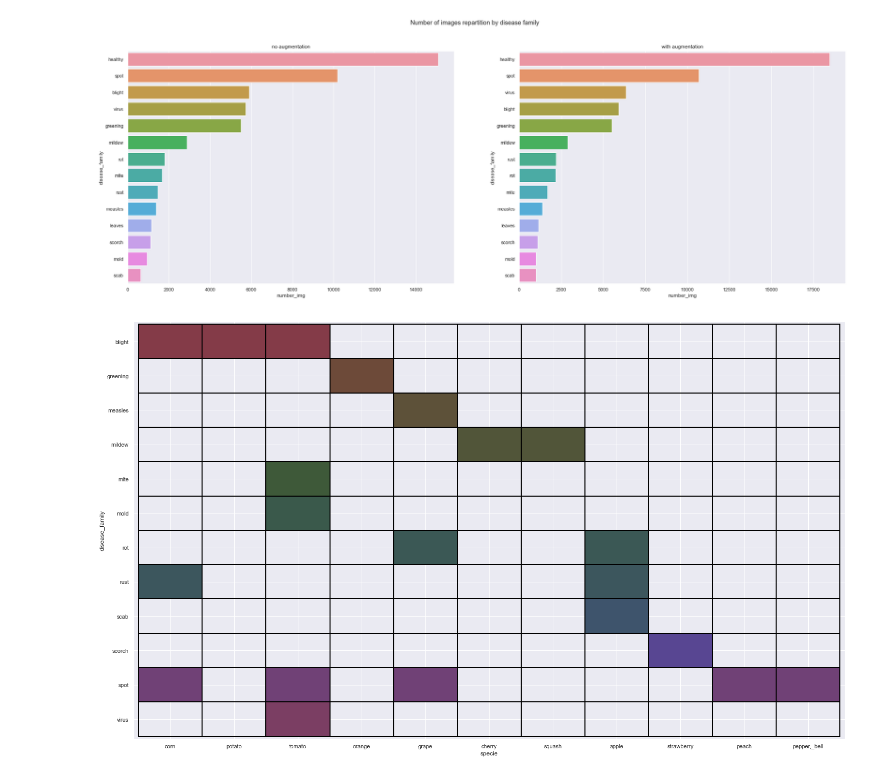
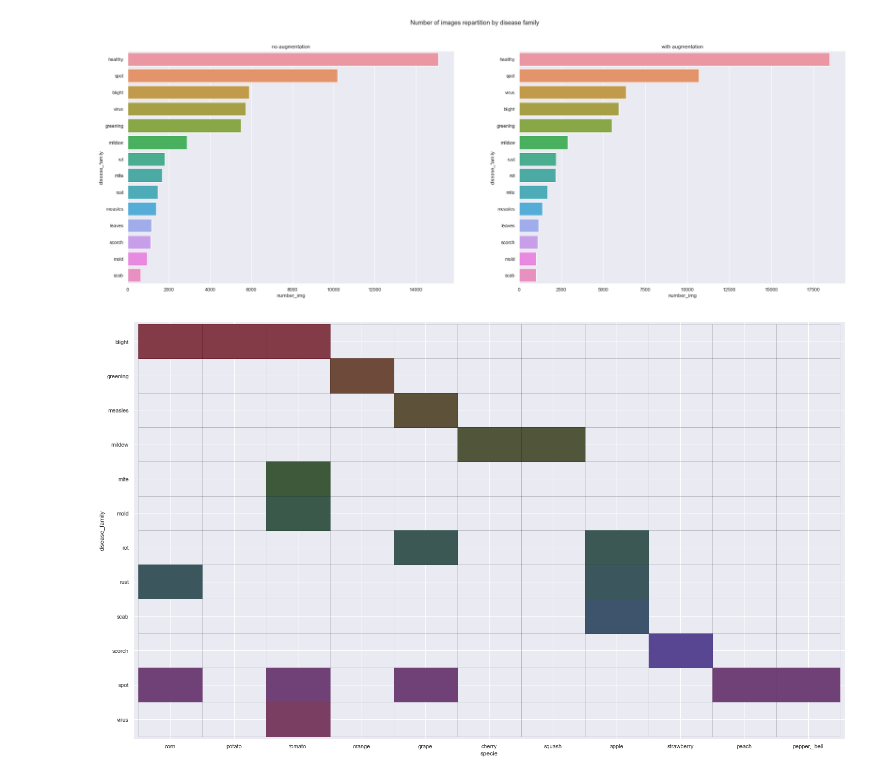
Before and after one commit to owalid/leaf-valley, a Jupyter notebook: data_viz/directory_viz.ipynb, the cells around one changed output. Saved outputs shown, nothing was run; the diff lists cells and outputs as text; code cells hidden in the pictures.

```diff
--- a/data_viz/directory_viz.ipynb
+++ b/data_viz/directory_viz.ipynb
@@ -116,12 +285,12 @@ Text(0.5, 1.0, 'with augmentation')
 # %%
 df_no_augmentation_groupby_disease_fam = df_no_augmentation.groupby(by=['disease_family', 'specie']).sum()
 df_no_augmentation_groupby_disease_fam.reset_index(inplace=True)
 df_no_augmentation_groupby_disease_fam.healthy = df_no_augmentation_groupby_disease_fam.healthy.astype(bool)
 df_no_augmentation_groupby_disease_fam = df_no_augmentation_groupby_disease_fam[~df_no_augmentation_groupby_disease_fam['healthy']]
 df_no_augmentation_groupby_disease_fam = df_no_augmentation_groupby_disease_fam[df_no_augmentation_groupby_disease_fam['disease'] != 'background_without_leaves']
 
 plt.subplots_adjust(top=1.5)
-ax = sns.histplot(y="disease_family", x='specie', hue="disease_family", data=df_no_augmentation_groupby_disease_fam, legend=False, edgecolor='black', linewidth=0.1)
+ax = sns.histplot(y="disease_family", x='specie', hue="disease_family", data=df_no_augmentation_groupby_disease_fam, legend=False, edgecolor="#02080602", linewidth=1)
 ax.margins(x=0.007, y=0.007)
 # %% [output]
-[figure, old version]
+[figure, new version]
```
Also changed, not shown: parts of 10 cells of this notebook.
